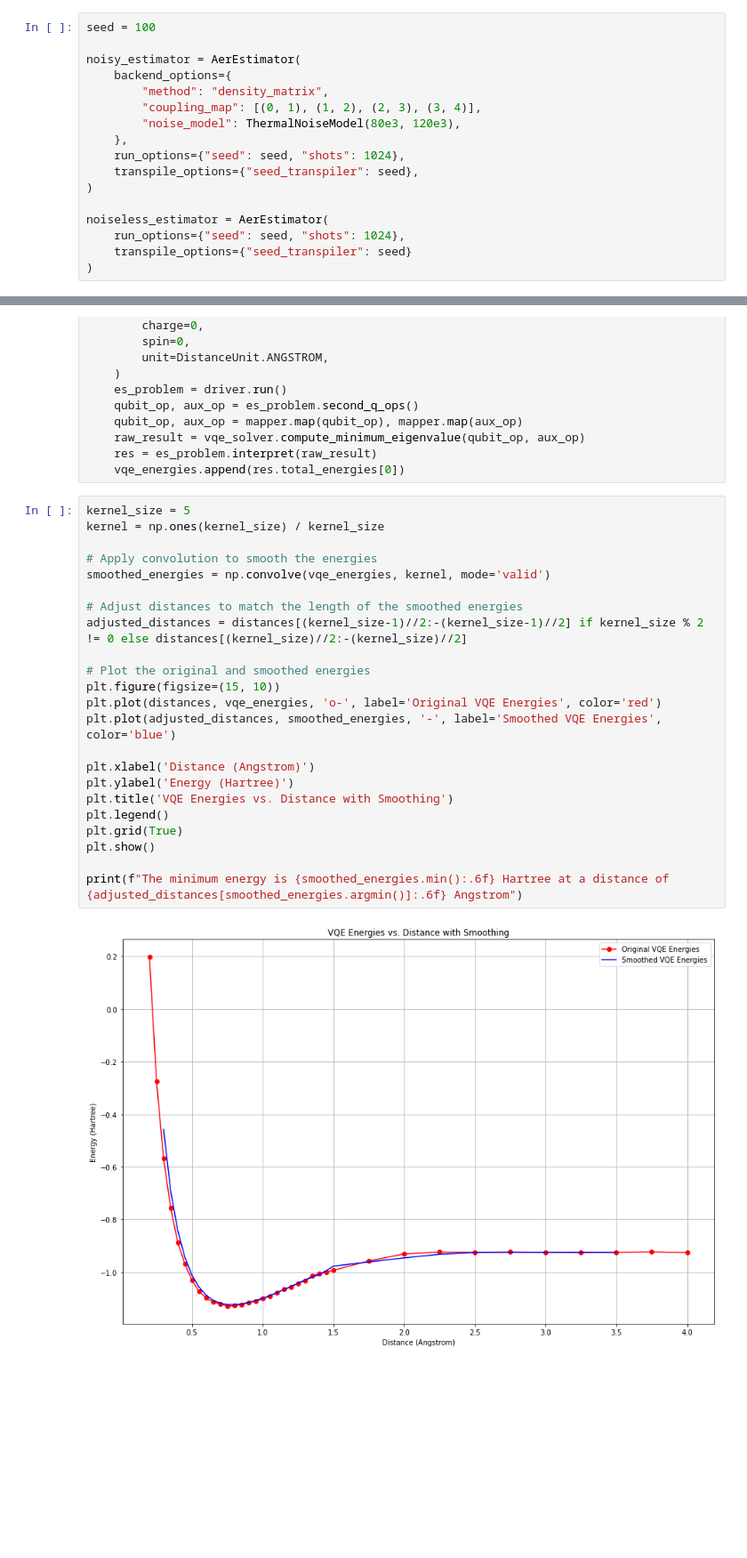
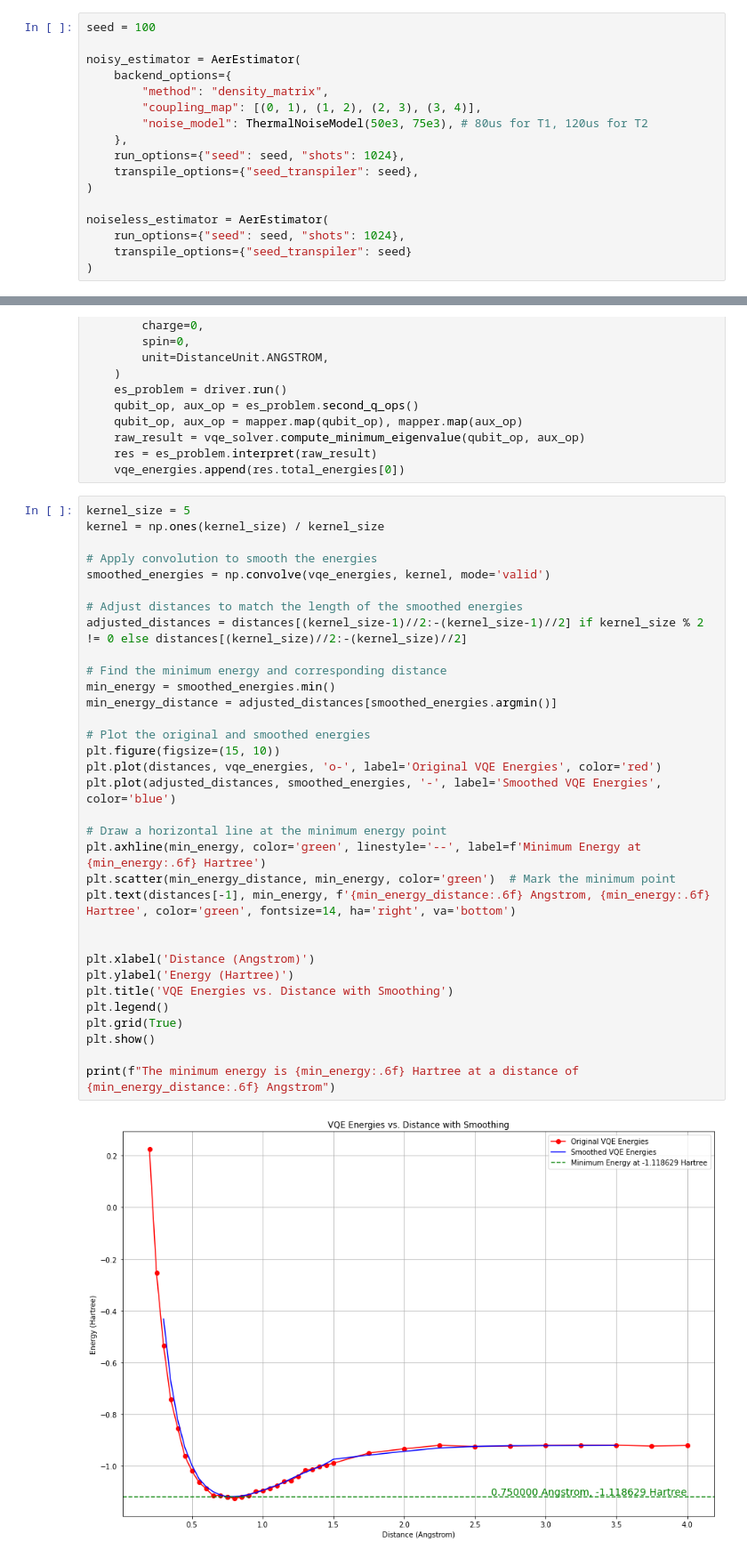
Before and after one commit to TheTrustyPwo/Hydrogen, a Jupyter notebook: hydrogen.ipynb, the cells around one changed output, grey strips where cells are left out. Shown: that part at 89% size. Drawn from its saved outputs; the diff is of its cells as text; blank space fills up the shorter version.

```diff
--- a/hydrogen.ipynb
+++ b/hydrogen.ipynb
@@ -98,7 +98,7 @@ noisy_estimator = AerEstimator(
     backend_options={
         "method": "density_matrix",
         "coupling_map": [(0, 1), (1, 2), (2, 3), (3, 4)],
-        "noise_model": ThermalNoiseModel(80e3, 120e3),
+        "noise_model": ThermalNoiseModel(50e3, 75e3), # 80us for T1, 120us for T2
     },
     run_options={"seed": seed, "shots": 1024},
     transpile_options={"seed_transpiler": seed},
@@ -182,25 +182,35 @@ for distance in tqdm(distances, desc="Calculating energies"):
 # %%
 kernel_size = 5
 kernel = np.ones(kernel_size) / kernel_size
 
 # Apply convolution to smooth the energies
 smoothed_energies = np.convolve(vqe_energies, kernel, mode='valid')
 
 # Adjust distances to match the length of the smoothed energies
 adjusted_distances = distances[(kernel_size-1)//2:-(kernel_size-1)//2] if kernel_size % 2 != 0 else distances[(kernel_size)//2:-(kernel_size)//2]
 
+# Find the minimum energy and corresponding distance
+min_energy = smoothed_energies.min()
+min_energy_distance = adjusted_distances[smoothed_energies.argmin()]
+
 # Plot the original and smoothed energies
 plt.figure(figsize=(15, 10))
 plt.plot(distances, vqe_energies, 'o-', label='Original VQE Energies', color='red')
 plt.plot(adjusted_distances, smoothed_energies, '-', label='Smoothed VQE Energies', color='blue')
+
+# Draw a horizontal line at the minimum energy point
+plt.axhline(min_energy, color='green', linestyle='--', label=f'Minimum Energy at {min_energy:.6f} Hartree')
+plt.scatter(min_energy_distance, min_energy, color='green')  # Mark the minimum point
+plt.text(distances[-1], min_energy, f'{min_energy_distance:.6f} Angstrom, {min_energy:.6f} Hartree', color='green', fontsize=14, ha='right', va='bottom')
+
 
 plt.xlabel('Distance (Angstrom)')
 plt.ylabel('Energy (Hartree)')
 plt.title('VQE Energies vs. Distance with Smoothing')
 plt.legend()
 plt.grid(True)
 plt.show()
 
-print(f"The minimum energy is {smoothed_energies.min():.6f} Hartree at a distance of {adjusted_distances[smoothed_energies.argmin()]:.6f} Angstrom")
+print(f"The minimum energy is {min_energy:.6f} Hartree at a distance of {min_energy_distance:.6f} Angstrom")
 # %% [output]
-[figure, old version]
+[figure, new version]
```
Also changed, not shown: parts of 3 cells of this notebook, 6 other files.
